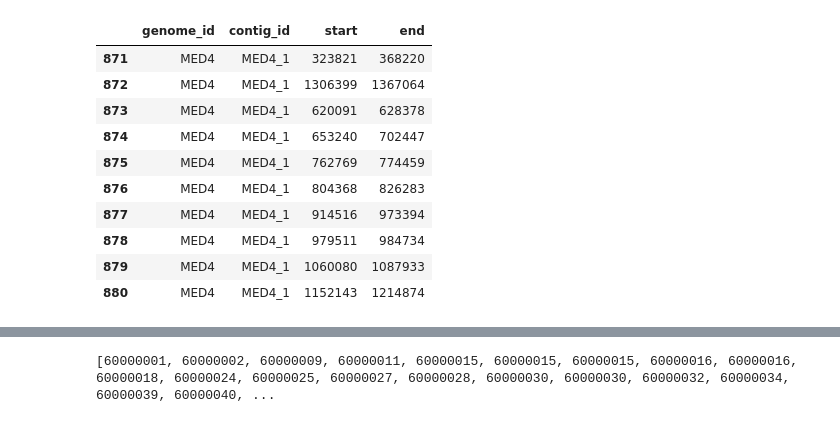
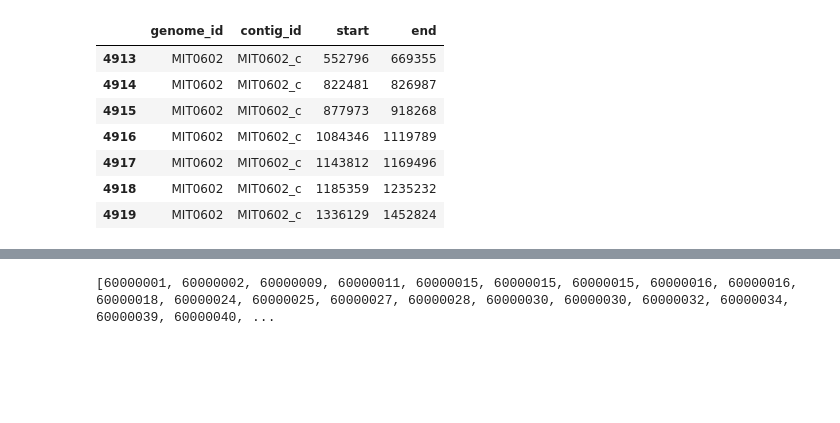
Before and after one commit to Jonahv11/cyano-serralysins, a Jupyter notebook: cycog-tree-tool/island-survey.ipynb, the cells around one changed output, grey strips where cells are left out. Saved outputs shown, nothing was run; the diff lists cells and outputs as text; code cells hidden in the pictures; blank space fills up the shorter version.

Commit message:
manually inspected some genomes

```diff
--- a/cycog-tree-tool/island-survey.ipynb
+++ b/cycog-tree-tool/island-survey.ipynb
@@ -7,34 +6,31 @@ from collections import defaultdict
 # %%
-genome = 'MED4' # select genome / strain of cyanobacteria to check GIs of
+genome = 'MIT0602' # select genome / strain of cyanobacteria to check GIs of
 
 # establish datapaths
 datapath99 = '../data/cycogs/cycogsgenomes.tsv'
 genomes_df = pd.read_csv(datapath99, sep='\t')
 for index, row in genomes_df.iterrows():
     if row['IID'] == genome:
         filetarget = row['IMG_ID']
 
 datapath = ('data/0/1-s2.0-S0092867422015197-mmc2.csv') # genome island coordinates
 datapath2 = (f'../data/img_data_cycog6/{filetarget}/{filetarget}.gff') # dependent on genome being searched, location subject to change
 datapath3 = ('../data/cycogs/ortholog-metadata.csv') # matches geneID to cycog number
 datapath4 = ('data/0/pro2_genes.csv') # alternative dataset for putative island genes
 
 # create dataframes from datapaths
 cycogs_df = pd.read_csv(datapath3)
 pro2_genes_df = pd.read_csv(datapath4)
 # datapath 2 has a file that can't be cleanly converted into a dataframe, so it is read in manually later in the notebook
 gi_locations_df = pd.read_csv(datapath)
 genome_islands_df = gi_locations_df[gi_locations_df['genome_id'] == f'{genome}']
 display(genome_islands_df)
 # %% [output]
 |  | genome_id | contig_id | start | end |
-| 871 | MED4 | MED4_1 | 323821 | 368220 |
-| 872 | MED4 | MED4_1 | 1306399 | 1367064 |
-| 873 | MED4 | MED4_1 | 620091 | 628378 |
-| 874 | MED4 | MED4_1 | 653240 | 702447 |
-| 875 | MED4 | MED4_1 | 762769 | 774459 |
-| 876 | MED4 | MED4_1 | 804368 | 826283 |
-| 877 | MED4 | MED4_1 | 914516 | 973394 |
-| 878 | MED4 | MED4_1 | 979511 | 984734 |
-| 879 | MED4 | MED4_1 | 1060080 | 1087933 |
-| 880 | MED4 | MED4_1 | 1152143 | 1214874 |
+| 4913 | MIT0602 | MIT0602_c | 552796 | 669355 |
+| 4914 | MIT0602 | MIT0602_c | 822481 | 826987 |
+| 4915 | MIT0602 | MIT0602_c | 877973 | 918268 |
+| 4916 | MIT0602 | MIT0602_c | 1084346 | 1119789 |
+| 4917 | MIT0602 | MIT0602_c | 1143812 | 1169496 |
+| 4918 | MIT0602 | MIT0602_c | 1185359 | 1235232 |
+| 4919 | MIT0602 | MIT0602_c | 1336129 | 1452824 |
```
Also changed, not shown: parts of 7 cells of this notebook.
